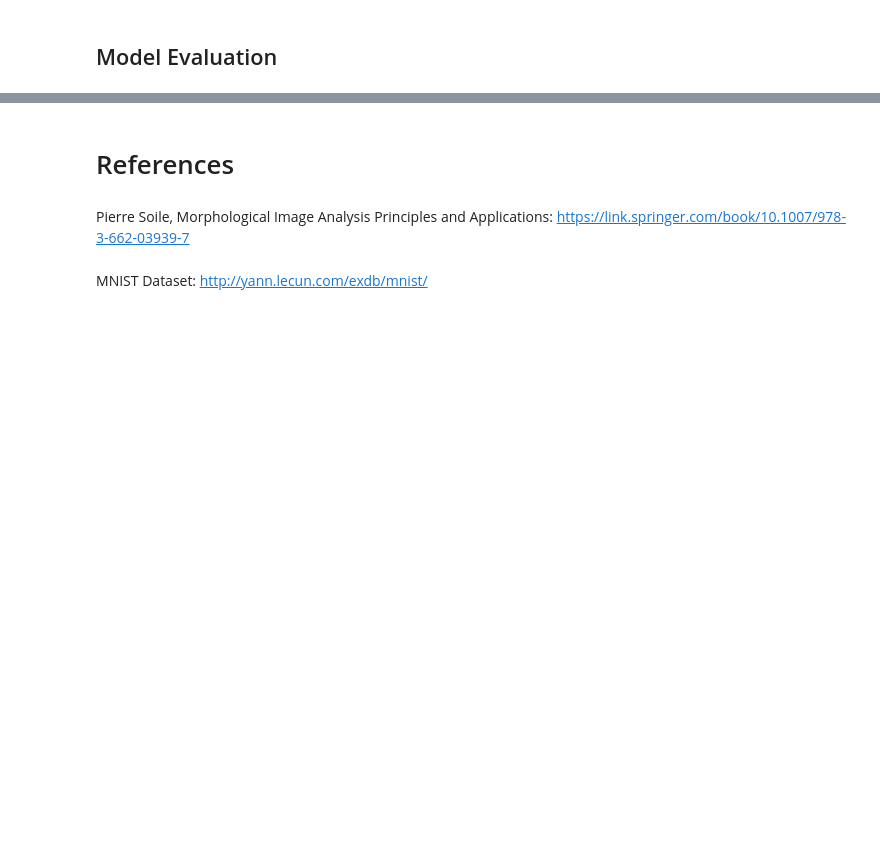
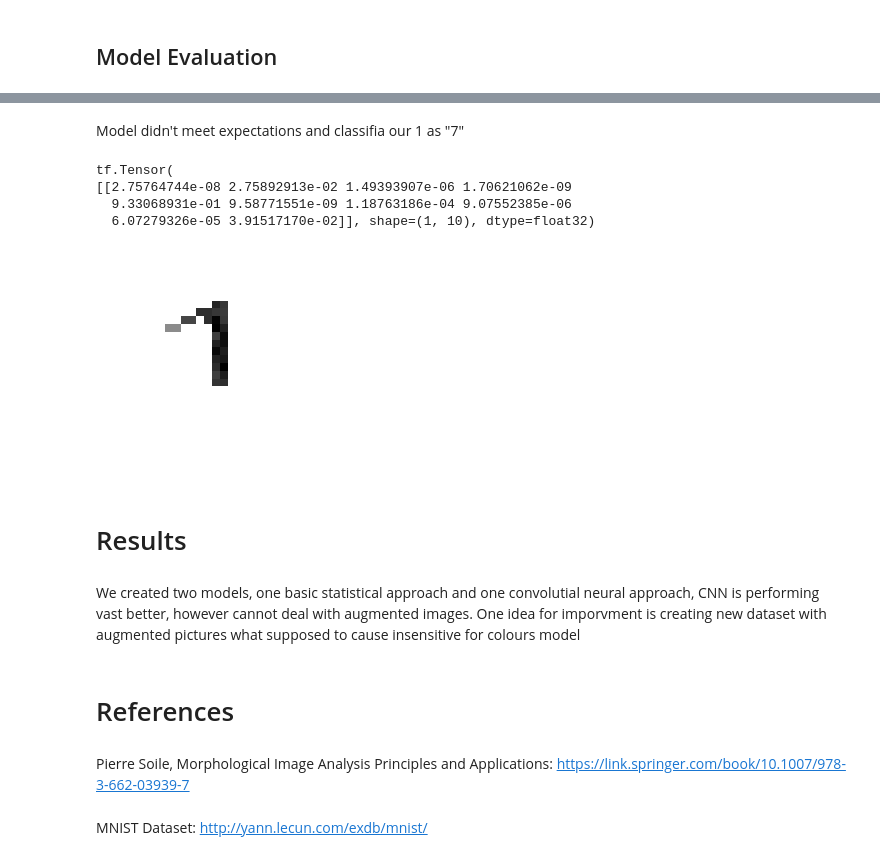
Before and after one commit to PatrickDabkowski/Classifier_Model, a Jupyter notebook: Image Classifier Visualization and Documentation.ipynb, the cells around one changed output, grey strips where cells are left out. Saved outputs shown, nothing was run; the diff lists cells and outputs as text; code cells hidden in the pictures; blank space fills up the shorter version.

```diff
--- a/Image Classifier Visualization and Documentation.ipynb
+++ b/Image Classifier Visualization and Documentation.ipynb
@@ -374,3 +407,21 @@ score = model.evaluate(X_test, y_test)
+# %% [markdown]
+Model didn't meet expectations and classifia our 1 as "7"
+# %%
+plt.imshow(aug_1, cmap='gray')
+plt.axis('off')
+y_pred = model(aug_1.reshape([1, 28, 28]))
+print(y_pred)
+# %% [output]
+tf.Tensor(
+[[2.75764744e-08 2.75892913e-02 1.49393907e-06 1.70621062e-09
+  9.33068931e-01 9.58771551e-09 1.18763186e-04 9.07552385e-06
+  6.07279326e-05 3.91517170e-02]], shape=(1, 10), dtype=float32)
+[figure, added]
+# %% [markdown]
+# Results
+# %% [markdown]
+We created two models, one basic statistical approach and one convolutial neural approach, CNN is performing vast better, however cannot deal with augmented images.
+One idea for imporvment is creating new dataset with augmented pictures what supposed to cause insensitive for colours model
 # %% [markdown]
 # References
 # %% [markdown]
```
Also changed, not shown: parts of 21 cells of this notebook.
